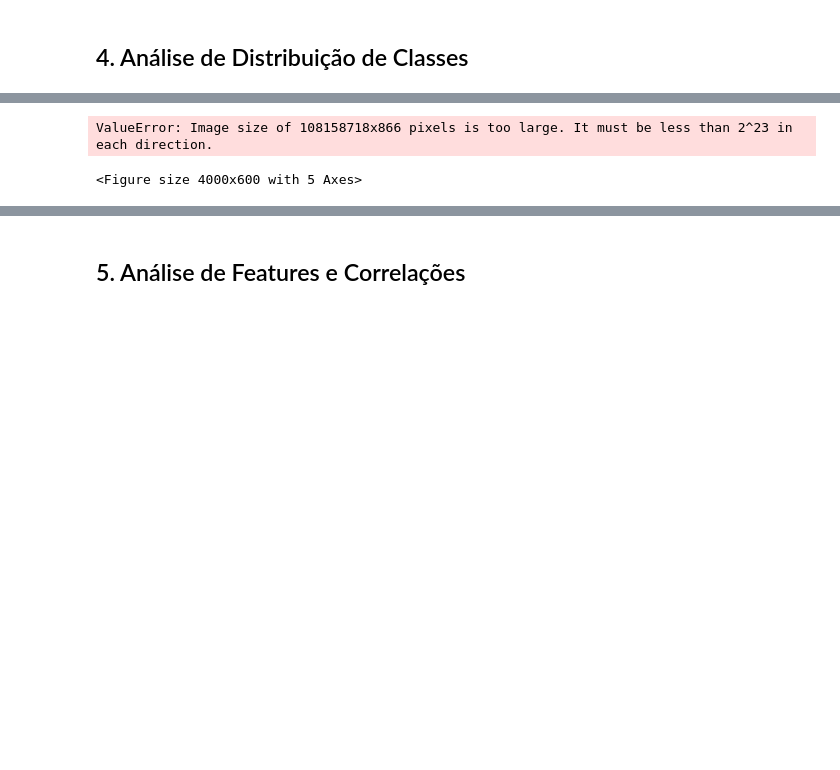
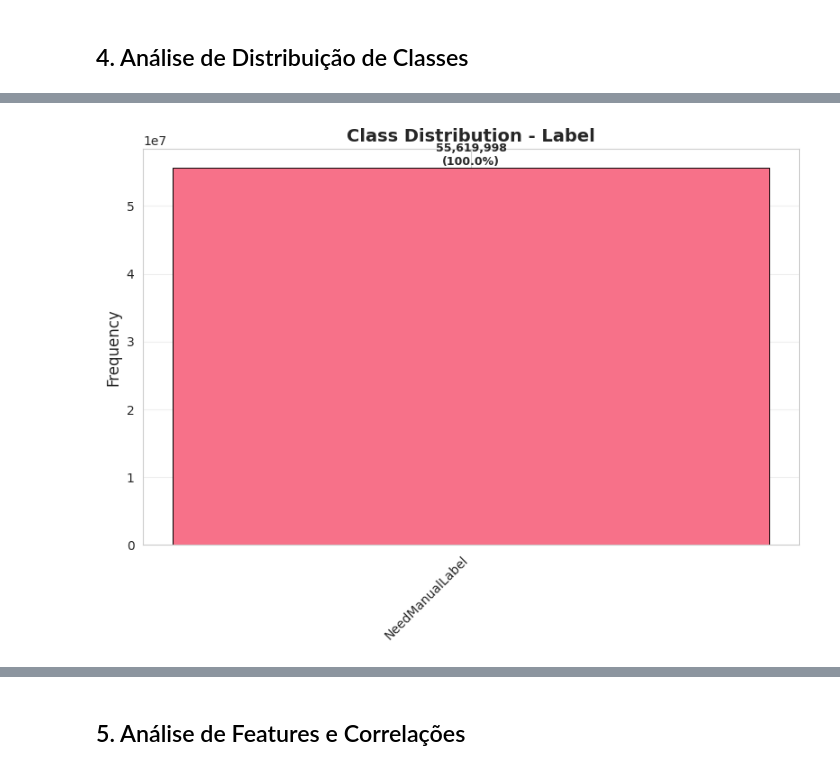
Before and after one commit to luiz-linkezio/A-Hierarchical-Solution-based-on-MEC-and-IoT-for-Cyberattack-Detection-in-6G-Networks, a Jupyter notebook: notebooks/dataset_analysis.ipynb, the cells around one changed output, grey strips where cells are left out. Drawn from its saved outputs; the diff is of its cells as text; code cells hidden in the pictures; blank space fills up the shorter version.

```diff
--- a/notebooks/dataset_analysis.ipynb
+++ b/notebooks/dataset_analysis.ipynb
@@ -632,40 +696,47 @@ if class_columns:
         dist_query = f"""
         SELECT {col_escaped} as class, COUNT(*) as count
         FROM {table_name}
         GROUP BY {col_escaped}
         ORDER BY count DESC
         LIMIT 20
         """
         dist_df = pd.read_sql_query(dist_query, conn)
 
         if len(dist_df) > 0:
             classes = dist_df['class'].values
             counts = dist_df['count'].values
             percents = (counts / total_rows * 100)
 
             # Bar chart
             bars = ax.bar(range(len(classes)), counts,
                          color=sns.color_palette("husl", len(classes)),
                          edgecolor='black', linewidth=0.7)
 
-            # Add values on bars
-            for i, (bar, val, pct) in enumerate(zip(bars, counts, percents)):
+            # Add values on bars (use bar coordinates, not value as x)
+            for bar, val, pct in zip(bars, counts, percents):
                 height = bar.get_height()
-                ax.text(val, bar.get_y() + bar.get_height()/2,
-                       f'{val:,}\n({pct:.1f}%)',
-                       ha='center', va='bottom', fontsize=9, fontweight='bold')
+                ax.text(
+                    bar.get_x() + bar.get_width() / 2,
+                    height,
+                    f'{val:,}\n({pct:.1f}%)',
+                    ha='center',
+                    va='bottom',
+                    fontsize=9,
+                    fontweight='bold'
+                )
 
             ax.set_xticks(range(len(classes)))
             ax.set_xticklabels([str(c) for c in classes], rotation=45, ha='right')
             ax.set_ylabel('Frequency', fontsize=12)
             ax.set_title(f'Class Distribution - {col}', fontsize=14, fontweight='bold')
             ax.grid(axis='y', alpha=0.3)
 
     plt.tight_layout()
+    os.makedirs('../results/images', exist_ok=True)
+    plt.savefig(os.path.join('../results/images', f'{table_name}_class_distribution_bar.png'), bbox_inches='tight', dpi=150)
     plt.show()
 # %% [output]
-ValueError: Image size of 108158718x866 pixels is too large. It must be less than 2^23 in each direction.
-<Figure size 4000x600 with 5 Axes>
+[figure, added]
 # %%
 # Pie chart for class distribution
 if class_columns:
```
Also changed, not shown: parts of 16 cells of this notebook, 5 other files.
